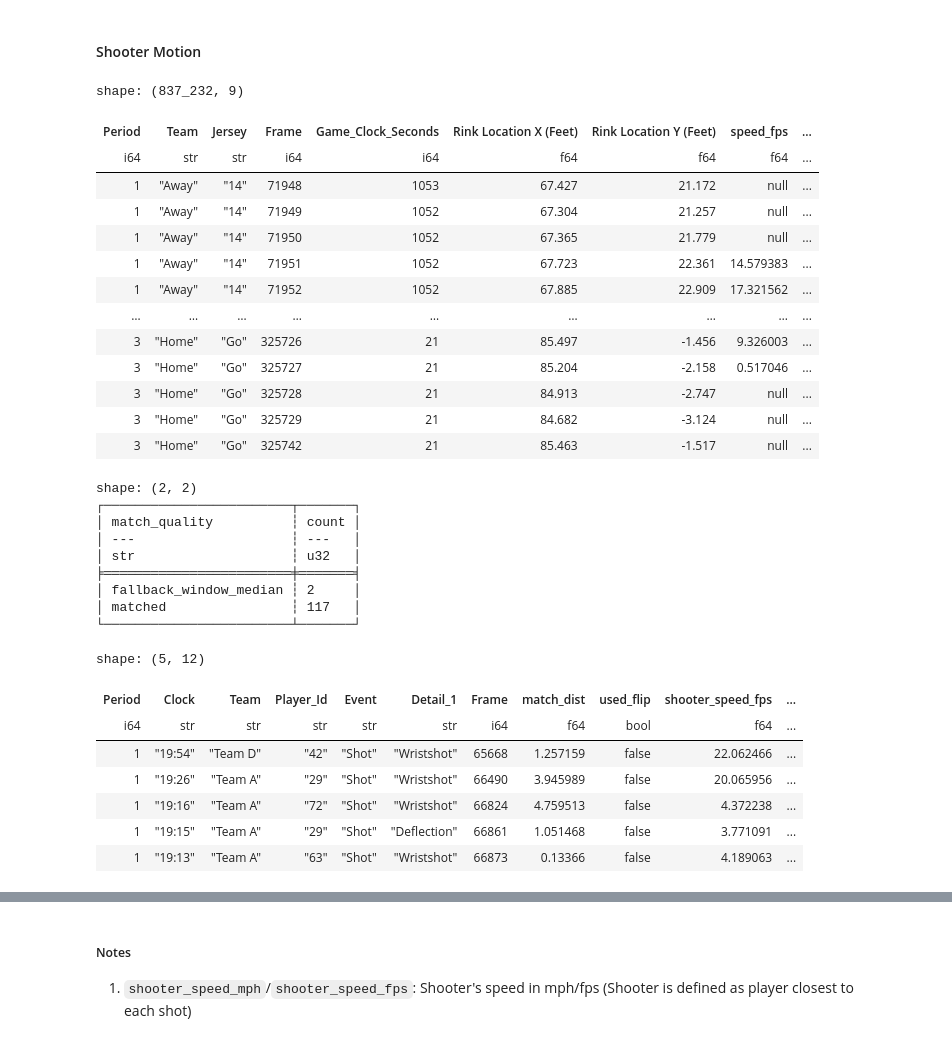
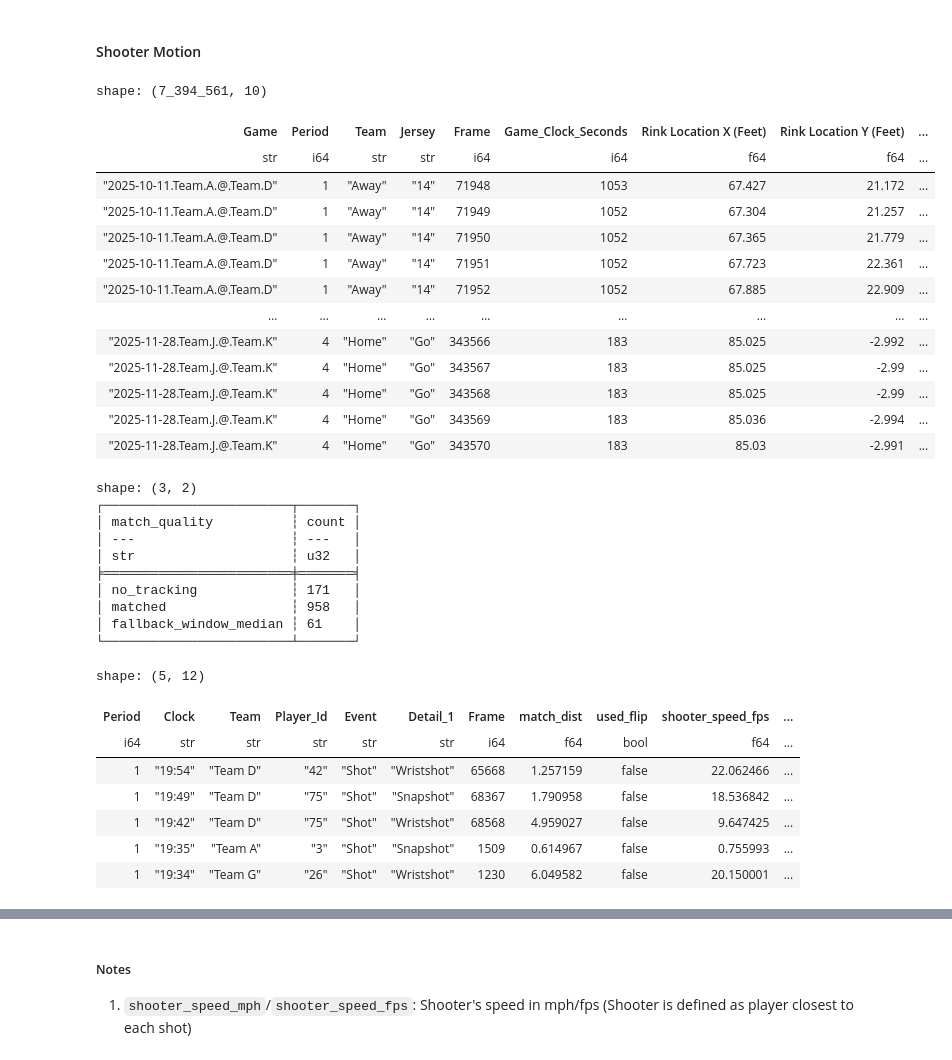
Before and after one commit to howardbaik/player-tracking-data, a Jupyter notebook: inspect-data.ipynb, the cells around one changed output, grey strips where cells are left out. Drawn from its saved outputs; the diff is of its cells as text; code cells hidden in the pictures.

```diff
--- a/inspect-data.ipynb
+++ b/inspect-data.ipynb
@@ -360,52 +374,52 @@ players = (
     )
     # Drop rows whose jersey couldn't be read: they'd all collapse into one bogus "null"
     # track, and differencing positions of *different* players invents huge fake speeds.
     .filter(pl.col("Jersey").is_not_null())
     # Order each player's frames in time so shift() walks consecutive samples.
-    .sort(["Period", "Team", "Jersey", "Frame"])
+    .sort(["Game", "Period", "Team", "Jersey", "Frame"])
     .with_columns(
         # Central difference over +/- SMOOTH_K frames, partitioned per player-period.
         (pl.col("Rink Location X (Feet)").shift(-SMOOTH_K) - pl.col("Rink Location X (Feet)").shift(SMOOTH_K))
-            .over(["Period", "Team", "Jersey"]).alias("dx"),
+            .over(["Game", "Period", "Team", "Jersey"]).alias("dx"),
         (pl.col("Rink Location Y (Feet)").shift(-SMOOTH_K) - pl.col("Rink Location Y (Feet)").shift(SMOOTH_K))
-            .over(["Period", "Team", "Jersey"]).alias("dy"),
+            .over(["Game", "Period", "Team", "Jersey"]).alias("dy"),
         (pl.col("Frame").shift(-SMOOTH_K) - pl.col("Frame").shift(SMOOTH_K))
-            .over(["Period", "Team", "Jersey"]).alias("dframe"),
+            .over(["Game", "Period", "Team", "Jersey"]).alias("dframe"),
     )
     .with_columns(
         # dt = frames / fps (seconds); speed = displacement / dt, in feet per second.
         ((pl.col("dx") ** 2 + pl.col("dy") ** 2).sqrt() / (pl.col("dframe") / FPS)).alias("speed_fps")
     )
     .with_columns(
         # Null out physically impossible speeds (tracking ID-swaps / position jumps) so
         # they don't poison the per-shot pick or its fallback median.
         pl.when(pl.col("speed_fps") <= MAX_SPEED_FPS).then(pl.col("speed_fps")).otherwise(None).alias("speed_fps")
     )
     .with_columns(
         (pl.col("speed_fps") * FT_PER_S_TO_MPH).alias("speed_mph")
     )
 )
 
 # Peek at the players table
 players.select(
-    "Period", "Team", "Jersey", "Frame", "Game_Clock_Seconds",
+    "Game", "Period", "Team", "Jersey", "Frame", "Game_Clock_Seconds",
     "Rink Location X (Feet)", "Rink Location Y (Feet)", "speed_fps", "speed_mph",
 )
 # %% [output]
-shape: (837_232, 9)
+shape: (7_394_561, 10)
-| Period | Team | Jersey | Frame | Game_Clock_Seconds | Rink Location X (Feet) | Rink Location Y (Feet) | speed_fps | ... |
-| i64 | str | str | i64 | i64 | f64 | f64 | f64 | ... |
-| 1 | "Away" | "14" | 71948 | 1053 | 67.427 | 21.172 | null | ... |
-| 1 | "Away" | "14" | 71949 | 1052 | 67.304 | 21.257 | null | ... |
-| 1 | "Away" | "14" | 71950 | 1052 | 67.365 | 21.779 | null | ... |
-| 1 | "Away" | "14" | 71951 | 1052 | 67.723 | 22.361 | 14.579383 | ... |
-| 1 | "Away" | "14" | 71952 | 1052 | 67.885 | 22.909 | 17.321562 | ... |
+| Game | Period | Team | Jersey | Frame | Game_Clock_Seconds | Rink Location X (Feet) | Rink Location Y (Feet) | ... |
+| str | i64 | str | str | i64 | i64 | f64 | f64 | ... |
+| "2025-10-11.Team.A.@.Team.D" | 1 | "Away" | "14" | 71948 | 1053 | 67.427 | 21.172 | ... |
+| "2025-10-11.Team.A.@.Team.D" | 1 | "Away" | "14" | 71949 | 1052 | 67.304 | 21.257 | ... |
+| "2025-10-11.Team.A.@.Team.D" | 1 | "Away" | "14" | 71950 | 1052 | 67.365 | 21.779 | ... |
+| "2025-10-11.Team.A.@.Team.D" | 1 | "Away" | "14" | 71951 | 1052 | 67.723 | 22.361 | ... |
+| "2025-10-11.Team.A.@.Team.D" | 1 | "Away" | "14" | 71952 | 1052 | 67.885 | 22.909 | ... |
 | … | … | … | … | … | … | … | … | ... |
-| 3 | "Home" | "Go" | 325726 | 21 | 85.497 | -1.456 | 9.326003 | ... |
-| 3 | "Home" | "Go" | 325727 | 21 | 85.204 | -2.158 | 0.517046 | ... |
-| 3 | "Home" | "Go" | 325728 | 21 | 84.913 | -2.747 | null | ... |
-| 3 | "Home" | "Go" | 325729 | 21 | 84.682 | -3.124 | null | ... |
-| 3 | "Home" | "Go" | 325742 | 21 | 85.463 | -1.517 | null | ... |
+| "2025-11-28.Team.J.@.Team.K" | 4 | "Home" | "Go" | 343566 | 183 | 85.025 | -2.992 | ... |
+| "2025-11-28.Team.J.@.Team.K" | 4 | "Home" | "Go" | 343567 | 183 | 85.025 | -2.99 | ... |
+| "2025-11-28.Team.J.@.Team.K" | 4 | "Home" | "Go" | 343568 | 183 | 85.025 | -2.99 | ... |
+| "2025-11-28.Team.J.@.Team.K" | 4 | "Home" | "Go" | 343569 | 183 | 85.036 | -2.994 | ... |
+| "2025-11-28.Team.J.@.Team.K" | 4 | "Home" | "Go" | 343570 | 183 | 85.03 | -2.991 | ... |
 # %%
 # Match each Shot/Goal event to the tracking frame where the puck was released, then
 # read the shooter's speed there.
@@ -432,11 +446,11 @@ shots = (
 cand = (
     shots.join(
         players.select([
-            "Period", "Team", "Jersey", "Game_Clock_Seconds", "Frame",
+            "Game", "Period", "Team", "Jersey", "Game_Clock_Seconds", "Frame",
             "Rink Location X (Feet)", "Rink Location Y (Feet)", "speed_fps",
         ]),
-        left_on=["Period", "Track_Team", "Player_Id"],
-        right_on=["Period", "Team", "Jersey"], how="left",
+        left_on=["Game", "Period", "Track_Team", "Player_Id"],
+        right_on=["Game", "Period", "Team", "Jersey"], how="left",
     )
     .filter((pl.col("Game_Clock_Seconds") - pl.col("Clock_Seconds")).abs() <= 1)
     .filter(pl.col("Rink Location X (Feet)").is_not_null()
@@ -496,23 +510,24 @@ shot_speeds.select(
     "Frame", "match_dist", "used_flip", "shooter_speed_fps", "shooter_speed_mph", "match_quality",
 ).head()
 # %% [output]
-shape: (2, 2)
+shape: (3, 2)
 ┌────────────────────────┬───────┐
 │ match_quality          ┆ count │
 │ ---                    ┆ ---   │
 │ str                    ┆ u32   │
 ╞════════════════════════╪═══════╡
-│ fallback_window_median ┆ 2     │
-│ matched                ┆ 117   │
+│ no_tracking            ┆ 171   │
+│ matched                ┆ 958   │
+│ fallback_window_median ┆ 61    │
 └────────────────────────┴───────┘
 shape: (5, 12)
 | Period | Clock | Team | Player_Id | Event | Detail_1 | Frame | match_dist | used_flip | shooter_speed_fps | ... |
 | i64 | str | str | str | str | str | i64 | f64 | bool | f64 | ... |
 | 1 | "19:54" | "Team D" | "42" | "Shot" | "Wristshot" | 65668 | 1.257159 | false | 22.062466 | ... |
-| 1 | "19:26" | "Team A" | "29" | "Shot" | "Wristshot" | 66490 | 3.945989 | false | 20.065956 | ... |
-| 1 | "19:16" | "Team A" | "72" | "Shot" | "Wristshot" | 66824 | 4.759513 | false | 4.372238 | ... |
-| 1 | "19:15" | "Team A" | "29" | "Shot" | "Deflection" | 66861 | 1.051468 | false | 3.771091 | ... |
-| 1 | "19:13" | "Team A" | "63" | "Shot" | "Wristshot" | 66873 | 0.13366 | false | 4.189063 | ... |
+| 1 | "19:49" | "Team D" | "75" | "Shot" | "Snapshot" | 68367 | 1.790958 | false | 18.536842 | ... |
+| 1 | "19:42" | "Team D" | "75" | "Shot" | "Wristshot" | 68568 | 4.959027 | false | 9.647425 | ... |
+| 1 | "19:35" | "Team A" | "3" | "Shot" | "Snapshot" | 1509 | 0.614967 | false | 0.755993 | ... |
+| 1 | "19:34" | "Team G" | "26" | "Shot" | "Wristshot" | 1230 | 6.049582 | false | 20.150001 | ... |
 # %%
 # Shooter speed at the moment of each shot, in ft/s and mph.
 shot_speed_table = shot_speeds.select(
```
Also changed, not shown: parts of 16 cells of this notebook.
